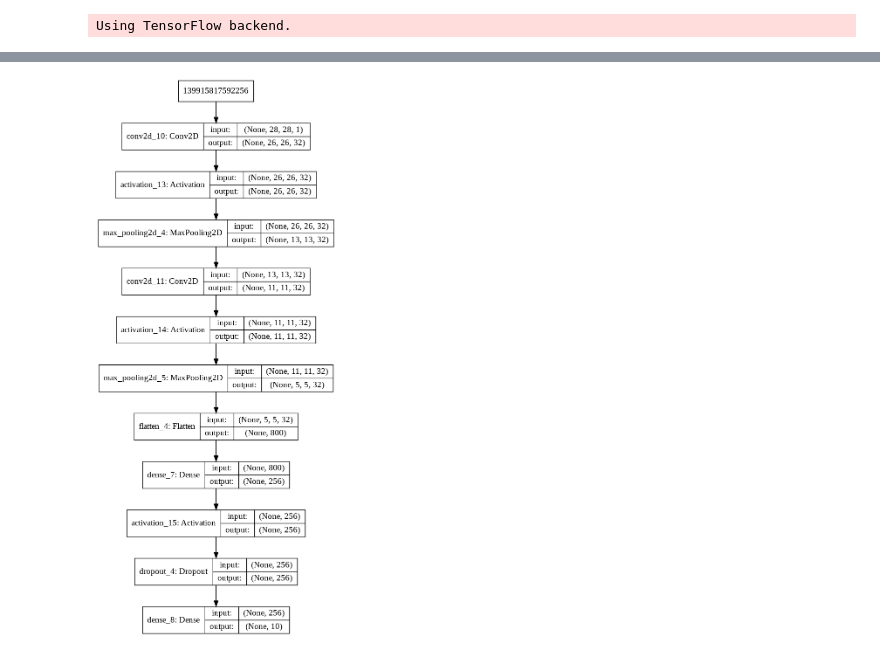
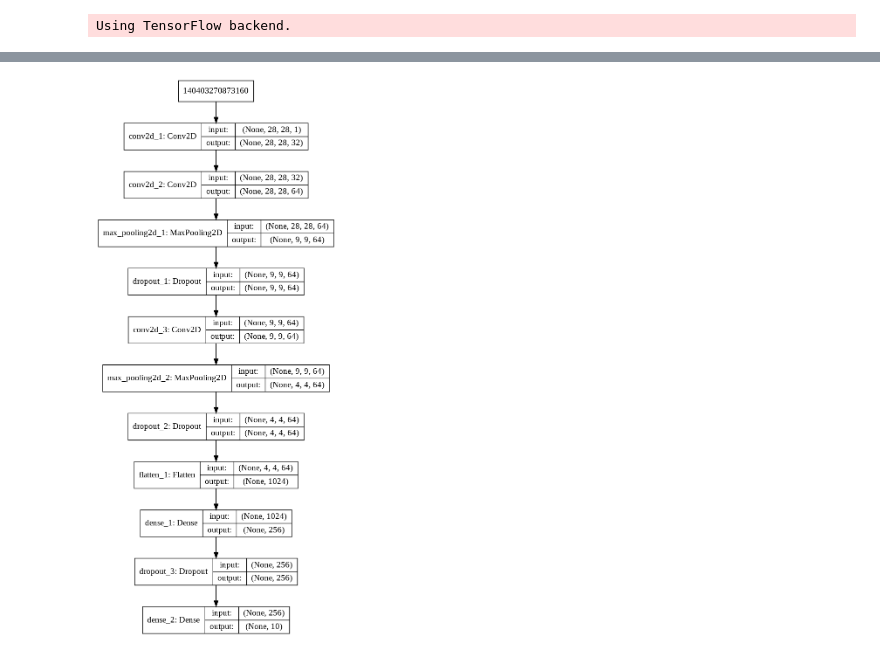
Before and after one commit to kashishsehgal73/Nagarro_last, a Jupyter notebook: LastAssignment.ipynb, the cells around one changed output, grey strips where cells are left out. Saved outputs shown, nothing was run; the diff lists cells and outputs as text; code cells hidden in the pictures.

```diff
--- a/LastAssignment.ipynb
+++ b/LastAssignment.ipynb
@@ -51,19 +57,20 @@ from keras.callbacks import TensorBoard
 # %% [output]
 Using TensorFlow backend.
 # %%
-cnn = Sequential() # model has layers in sequence
-
-# convolutional layer
-cnn.add(Conv2D(256, (3, 3), input_shape=(28, 28, 1), activation='relu')) # convoluting
-cnn.add(MaxPooling2D(pool_size=(3,3))) # pooling
-cnn.add(Dropout(0.15)) # to prevent overfitting
-
-cnn.add(Conv2D(64, (2, 2), activation='relu')) # convoluting
-cnn.add(MaxPooling2D(pool_size=(2,2))) # pooling
-
-cnn.add(Flatten()) # flattening into 1D set.
-cnn.add(Dropout(0.15))
-
-cnn.add(Dense(units=10, activation='softmax')) # Output layer
-cnn.summary()
+model = Sequential()
+model.add(Conv2D(filters = 32, kernel_size = (3,3), padding = 'Same',
+                 activation ='relu', input_shape = (28,28,1)))
+model.add(Conv2D(filters = 64, kernel_size = (3,3), padding = 'Same',
+                 activation ='relu'))
+model.add(MaxPool2D(pool_size=(3,3)))
+model.add(Dropout(0.35))
+model.add(Conv2D(filters = 64, kernel_size = (3,3), padding = 'Same',
+                 activation ='relu'))
+model.add(MaxPool2D(pool_size=(2,2)))
+model.add(Dropout(0.3))
+model.add(Flatten())
+model.add(Dense(units = 256, activation = 'relu'))
+model.add(Dropout(0.4))
+model.add(Dense(units = 10, activation = 'softmax'))
+model.summary()
 # %% [output]
@@ -87,8 +108,8 @@ _________________________________________________________________
 # %%
 from keras.utils import plot_model
-plot_model(cnn, show_shapes=True, show_layer_names=True, to_file='drive/My Drive/Nagarro/Assignment 3/model.png')
+plot_model(model, show_shapes=True, show_layer_names=True, to_file='drive/My Drive/Nagarro/Assignment 3/model.png')
 from IPython.display import Image
 Image(retina=True, filename='drive/My Drive/Nagarro/Assignment 3/model.png')
 # %% [output]
-[figure, old version]
+[figure, new version]
 # %%
```
Also changed, not shown: parts of 5 cells of this notebook, 3 other files.
